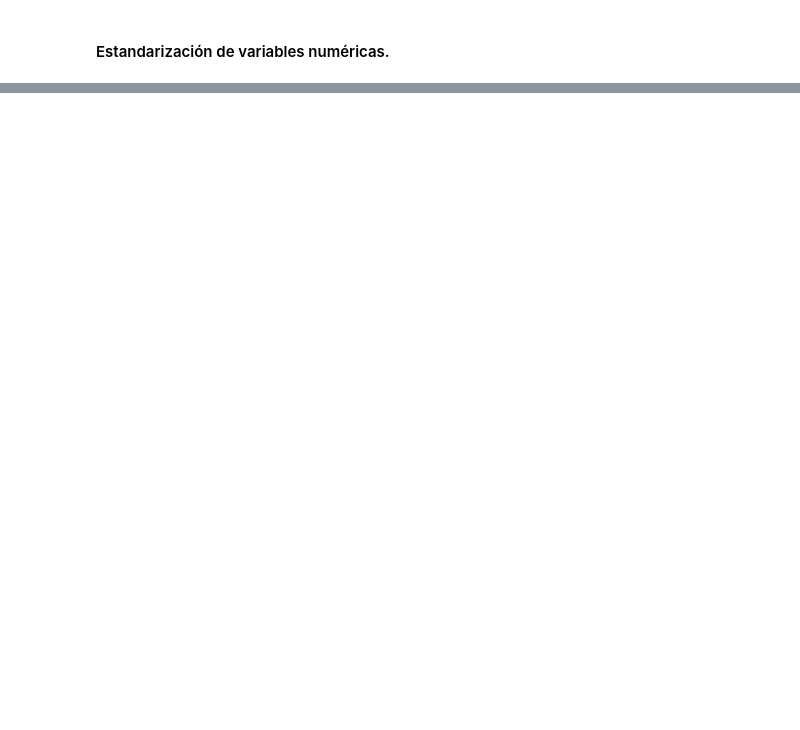
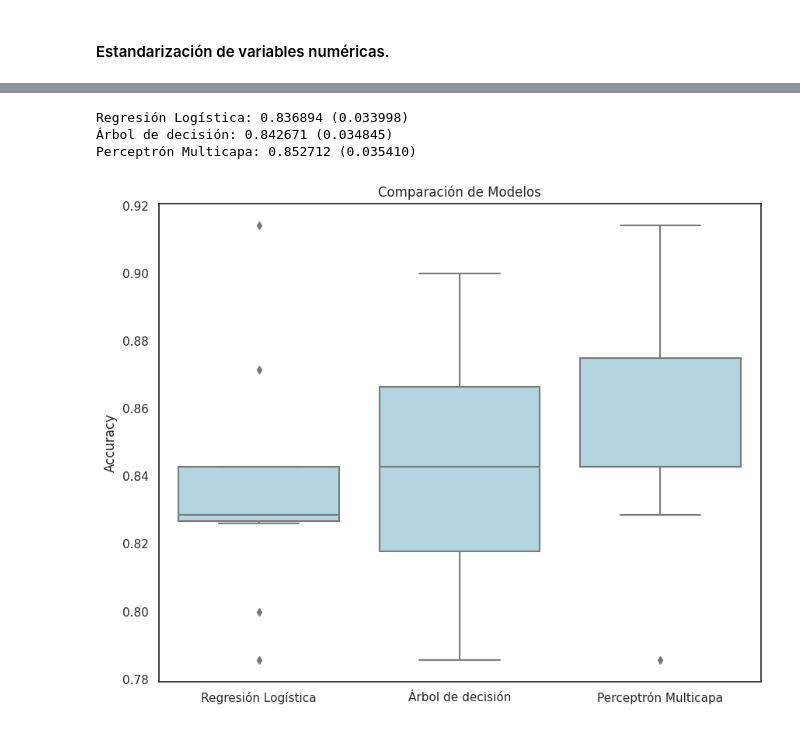
Before and after one commit to josemal98/Proyecto_ML_BEDU, a Jupyter notebook: Notebooks/Heart_BEDU_TEAM15.ipynb, the cells around one changed output, grey strips where cells are left out. Saved outputs shown, nothing was run; the diff lists cells and outputs as text; code cells hidden in the pictures; blank space fills up the shorter version.

```diff
--- a/Notebooks/Heart_BEDU_TEAM15.ipynb
+++ b/Notebooks/Heart_BEDU_TEAM15.ipynb
@@ -993,0 +439,11 @@ plt.show()
+# %%
+# Creamos objeto para estandarizar
+scale = MinMaxScaler()
+# Todas las columnas excepto las binarias: "sex", "fastingBS", "ExerciseAngina" y "HeartDisease"
+col = ['Age', 'ChestPainType', 'RestingBP', 'RestingECG', 'MaxHR', 'Oldpeak', 'ST_Slope']
+# Crear copia de df_trans
+df_std = df_trans.copy()
+# Estandarizamos
+df_std[col] = scale.fit_transform(df_trans[col])
+# Inspeccionamos primeros elementos
+df_std.head()
@@ -993,0 +483,10 @@ plt.show()
+# %%
+# Separar variables dependientes e independientes
+x = df_std.drop("HeartDisease", axis = 1)
+y = df_std['HeartDisease']
+# %%
+# Crear conjuntos de entrenamiento y validación
+x_train, x_test, y_train, y_test = train_test_split(x, y, random_state =100 ,stratify=y, test_size = 0.2)
+print(f"Cantidad de datos en el conjunto de entrenamiento (80%): {len(x_train)}")
+print(f"Cantidad de datos en el conjunto de validación (20%): {len(y_test)}")
+print(f"\nCantidad de datos de cada categoría en el conjunto de validación: \n{y_test.value_counts()}")
@@ -993,0 +539,4 @@ plt.show()
+# %%
+# Re-definir conjunto de entrenamiento solo con las características más informativas
+x_train_new = x_train[['Sex', 'ChestPainType', 'FastingBS', 'MaxHR', 'ExerciseAngina', 'Oldpeak', 'ST_Slope']]
+x_test_new = x_test[['Sex', 'ChestPainType', 'FastingBS', 'MaxHR', 'ExerciseAngina', 'Oldpeak', 'ST_Slope']]
@@ -993,0 +791,54 @@ plt.show()
+# %%
+# Lista vacía
+models = []
+# Agregar modelos
+models.append(('Regresión Logística', LR))
+models.append(('Árbol de decisión', DT))
+models.append(('Perceptrón Multicapa', MLP))
+
+# Inicializar listas para almacenar los resultados y los nombres de los modelos
+results = []
+names = []
+
+# Iterar a través de la lista de modelos para evaluar su rendimiento
+for name, model in models:
+    # Configurar validación cruzada con KFold (10 splits, barajado aleatorio)
+    kfold = KFold(n_splits=10, random_state=100, shuffle=True)
+
+    # Calcular el rendimiento del modelo mediante validación cruzada
+    cv_results = cross_val_score(model, x_train_new, y_train, cv=kfold, scoring='accuracy')
+
+    # Almacenar los resultados de validación cruzada en la lista de resultados
+    results.append(cv_results)
+
+    # Almacenar el nombre del modelo en la lista de nombres
+    names.append(name)
+
+    # Imprimir el nombre del modelo, la puntuación media y la desviación estándar
+    score = "%s: %f (%f)" % (name, cv_results.mean(), cv_results.std())
+    print(score)
+# %% [output]
+Regresión Logística: 0.836894 (0.033998)
+Árbol de decisión: 0.842671 (0.034845)
+Perceptrón Multicapa: 0.852712 (0.035410)
+# %%
+# Configurar el estilo de Seaborn (opcional)
+sns.set(style="white")
+
+# Crear una figura con Seaborn
+plt.figure(figsize=(10, 8))
+plt.title('Comparación de Modelos')
+
+# Utilizar Seaborn para crear un gráfico de caja con los resultados, estableciendo un color específico
+sns.boxplot(data=results, color='lightblue')
+
+# Establecer etiquetas en el eje x con los nombres de los modelos
+plt.xticks(range(len(names)), names)
+
+# Añadir etiqueta en el eje y
+plt.ylabel('Accuracy')
+
+# Mostrar la figura
+plt.show()
+# %% [output]
+[figure, added]
```
Also changed, not shown: parts of 53 cells of this notebook.
